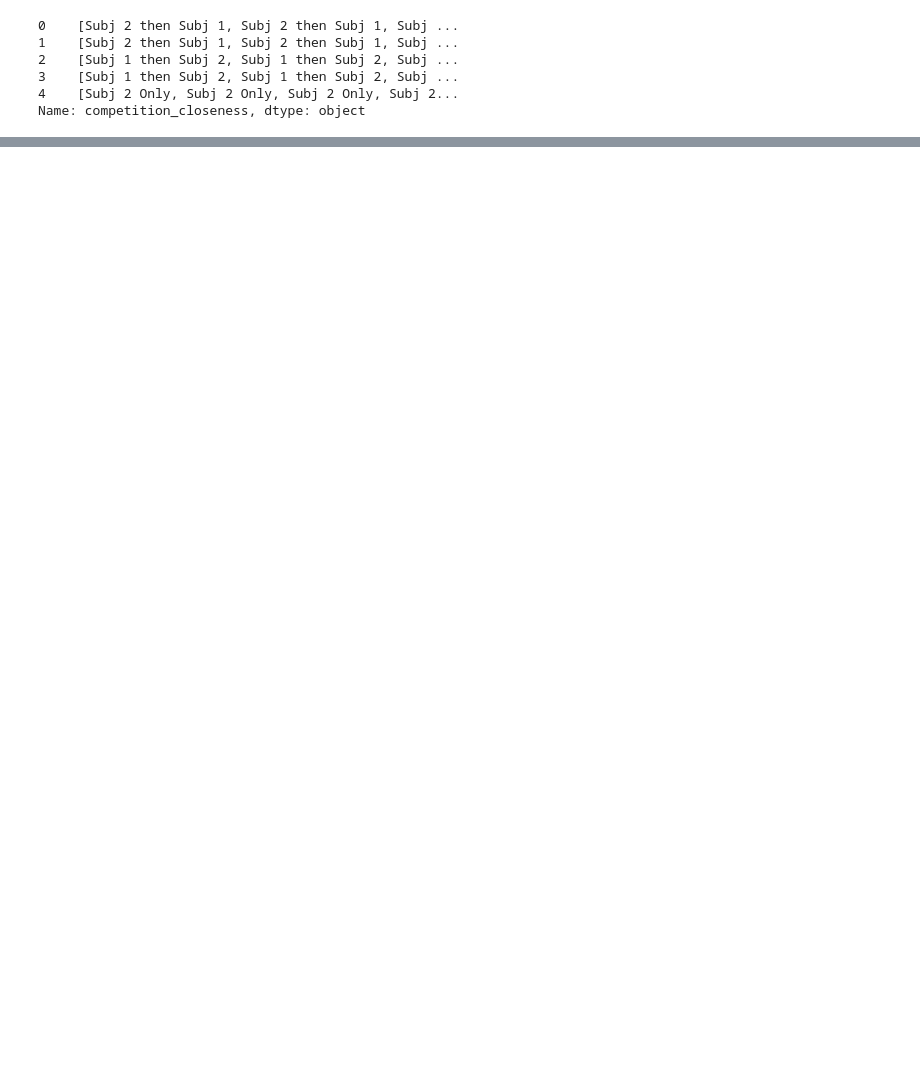
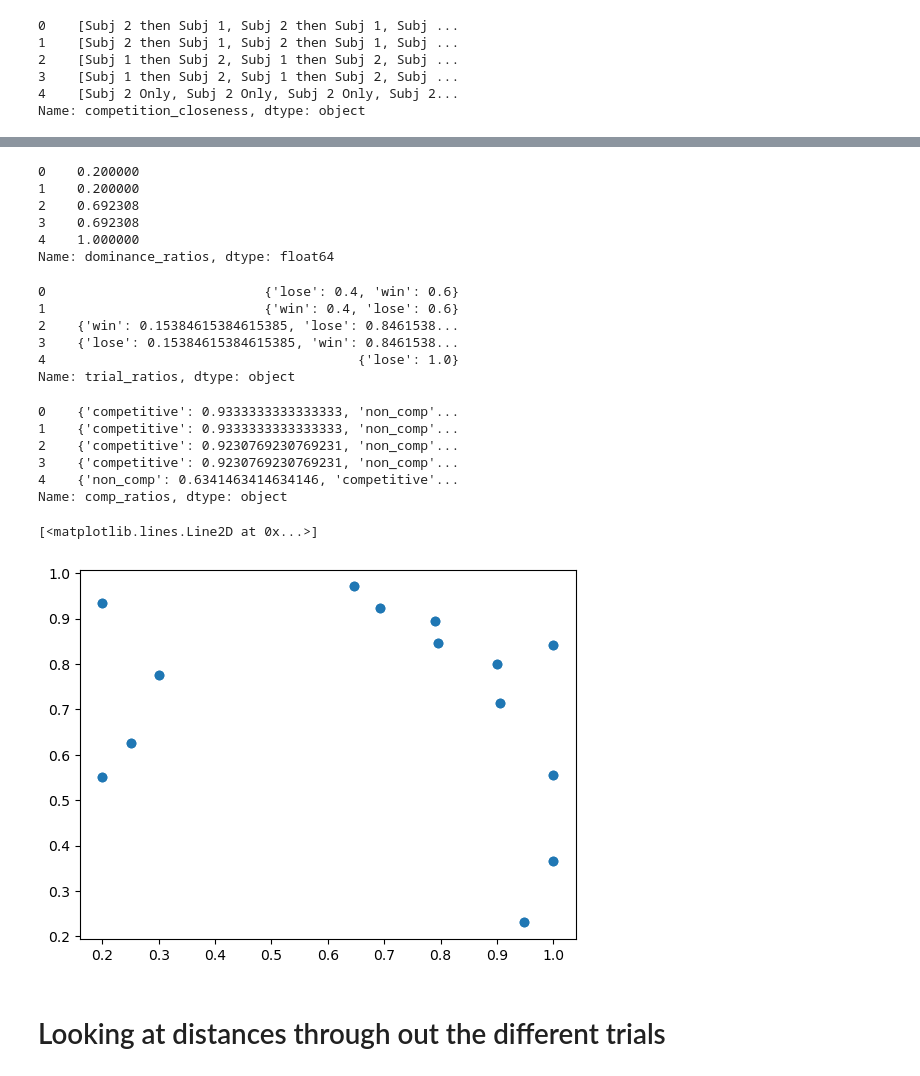
Before and after one commit to padillacoreanolab/reward_comp_ext, a Jupyter notebook: results/2024_09_02_behavioral_reward_comp/01_competitive_trials_analysis.ipynb, the cells around one changed output, grey strips where cells are left out. Saved outputs shown, nothing was run; the diff lists cells and outputs as text; code cells hidden in the pictures; blank space fills up the shorter version.

Commit message:
nb: calculated relationship between winning and competitiveness

```diff
--- a/results/2024_09_02_behavioral_reward_comp/01_competitive_trials_analysis.ipynb
+++ b/results/2024_09_02_behavioral_reward_comp/01_competitive_trials_analysis.ipynb
@@ -194,0 +381,2 @@ Name: competition_closeness, dtype: object
+# %%
+grouped_exploded_columns["comp_counts"] = grouped_exploded_columns["trial_comp_tuple"].apply(lambda x: Counter([tup[1] for tup in x]))
@@ -194,0 +393,40 @@ Name: competition_closeness, dtype: object
+# %%
+grouped_exploded_columns["trial_ratios"] = grouped_exploded_columns["trial_counts"].apply(lambda x: {key: value/sum(x.values()) for key, value in x.items()})
+# %%
+grouped_exploded_columns["comp_ratios"] = grouped_exploded_columns["comp_counts"].apply(lambda x: {key: value/sum(x.values()) for key, value in x.items()})
+# %%
+grouped_exploded_columns["dominance_ratios"] = grouped_exploded_columns["trial_counts"].apply(lambda x: np.abs((x.get("win", 0) - x.get("lose", 0))/sum(x.values())))
+# %%
+grouped_exploded_columns["dominance_ratios"].head()
+# %% [output]
+0    0.200000
+1    0.200000
+2    0.692308
+3    0.692308
+4    1.000000
+Name: dominance_ratios, dtype: float64
+# %%
+grouped_exploded_columns["trial_ratios"].head()
+# %% [output]
+0                            {'lose': 0.4, 'win': 0.6}
+1                            {'win': 0.4, 'lose': 0.6}
+2    {'win': 0.15384615384615385, 'lose': 0.8461538...
+3    {'lose': 0.15384615384615385, 'win': 0.8461538...
+4                                        {'lose': 1.0}
+Name: trial_ratios, dtype: object
+# %%
+grouped_exploded_columns["comp_ratios"].head()
+# %% [output]
+0    {'competitive': 0.9333333333333333, 'non_comp'...
+1    {'competitive': 0.9333333333333333, 'non_comp'...
+2    {'competitive': 0.9230769230769231, 'non_comp'...
+3    {'competitive': 0.9230769230769231, 'non_comp'...
+4    {'non_comp': 0.6341463414634146, 'competitive'...
+Name: comp_ratios, dtype: object
+# %%
+plt.plot(grouped_exploded_columns["dominance_ratios"], grouped_exploded_columns["comp_ratios"].apply(lambda x: x.get("competitive", 0)), 'o')
+# %% [output]
+[<matplotlib.lines.Line2D at 0x...>]
+[figure, added]
+# %% [markdown]
+# Looking at distances through out the different trials
```
Also changed, not shown: parts of 34 cells of this notebook.
